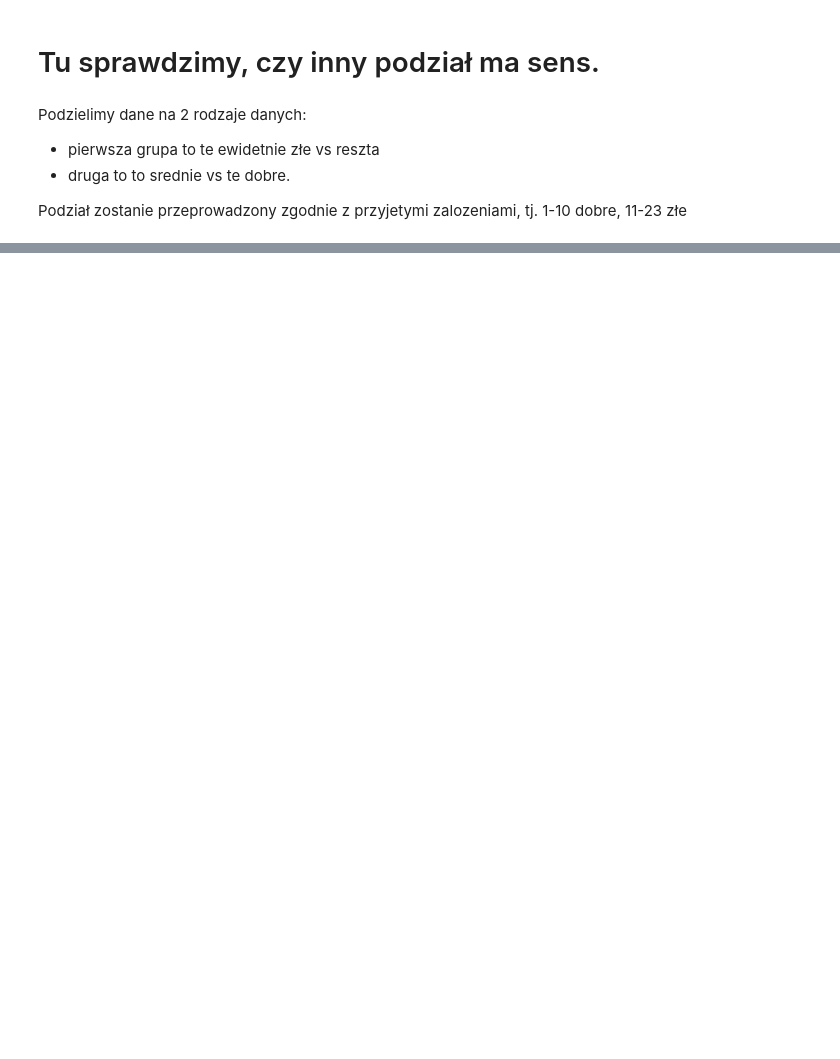
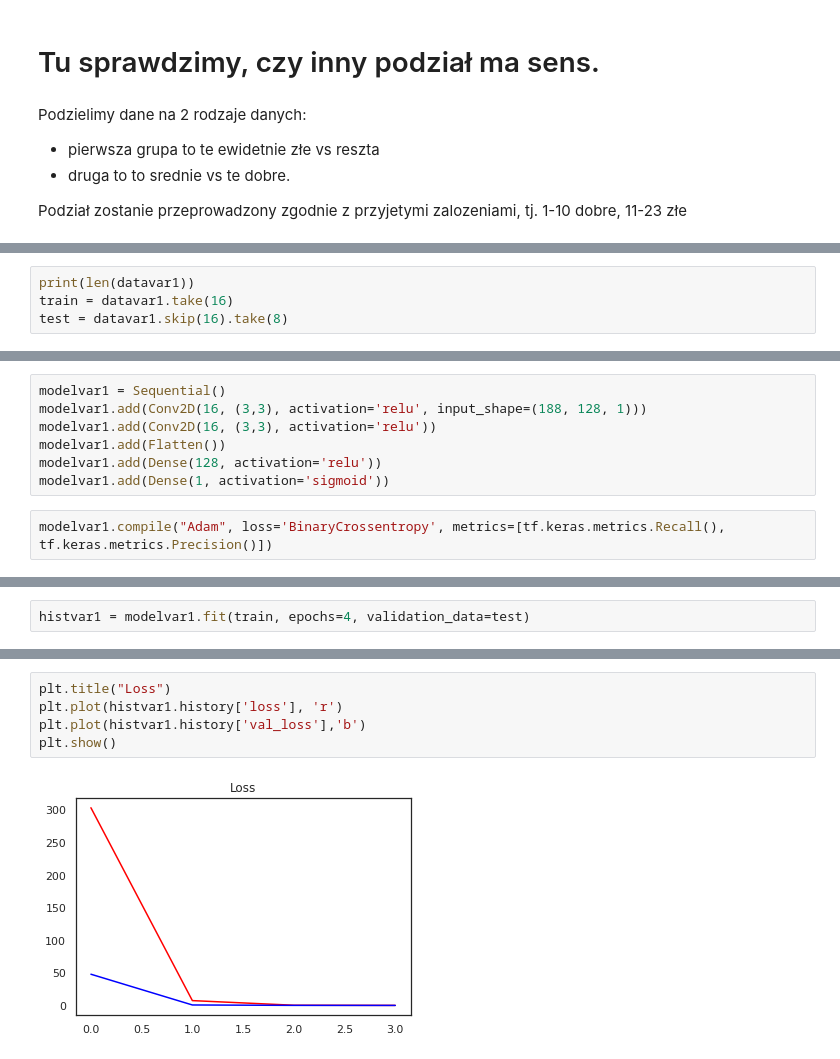
Before and after one commit to pawelszajwaj/Segregation, a Jupyter notebook: Main.ipynb, the cells around one changed output, grey strips where cells are left out. Saved outputs shown, nothing was run; the diff lists cells and outputs as text; blank space fills up the shorter version.

```diff
--- a/Main.ipynb
+++ b/Main.ipynb
@@ -305,0 +353,4 @@ print(len(var_good_data))
+# %%
+print(len(datavar1))
+train = datavar1.take(16)
+test = datavar1.skip(16).take(8)
@@ -305,0 +359,9 @@ print(len(var_good_data))
+# %%
+modelvar1 = Sequential()
+modelvar1.add(Conv2D(16, (3,3), activation='relu', input_shape=(188, 128, 1)))
+modelvar1.add(Conv2D(16, (3,3), activation='relu'))
+modelvar1.add(Flatten())
+modelvar1.add(Dense(128, activation='relu'))
+modelvar1.add(Dense(1, activation='sigmoid'))
+# %%
+modelvar1.compile("Adam", loss='BinaryCrossentropy', metrics=[tf.keras.metrics.Recall(), tf.keras.metrics.Precision()])
@@ -305,0 +370,2 @@ print(len(var_good_data))
+# %%
+histvar1 = modelvar1.fit(train, epochs=4, validation_data=test)
@@ -305,0 +381,7 @@ print(len(var_good_data))
+# %%
+plt.title("Loss")
+plt.plot(histvar1.history['loss'], 'r')
+plt.plot(histvar1.history['val_loss'],'b')
+plt.show()
+# %% [output]
+[figure, added]
```
Also changed, not shown: parts of 49 cells of this notebook.
